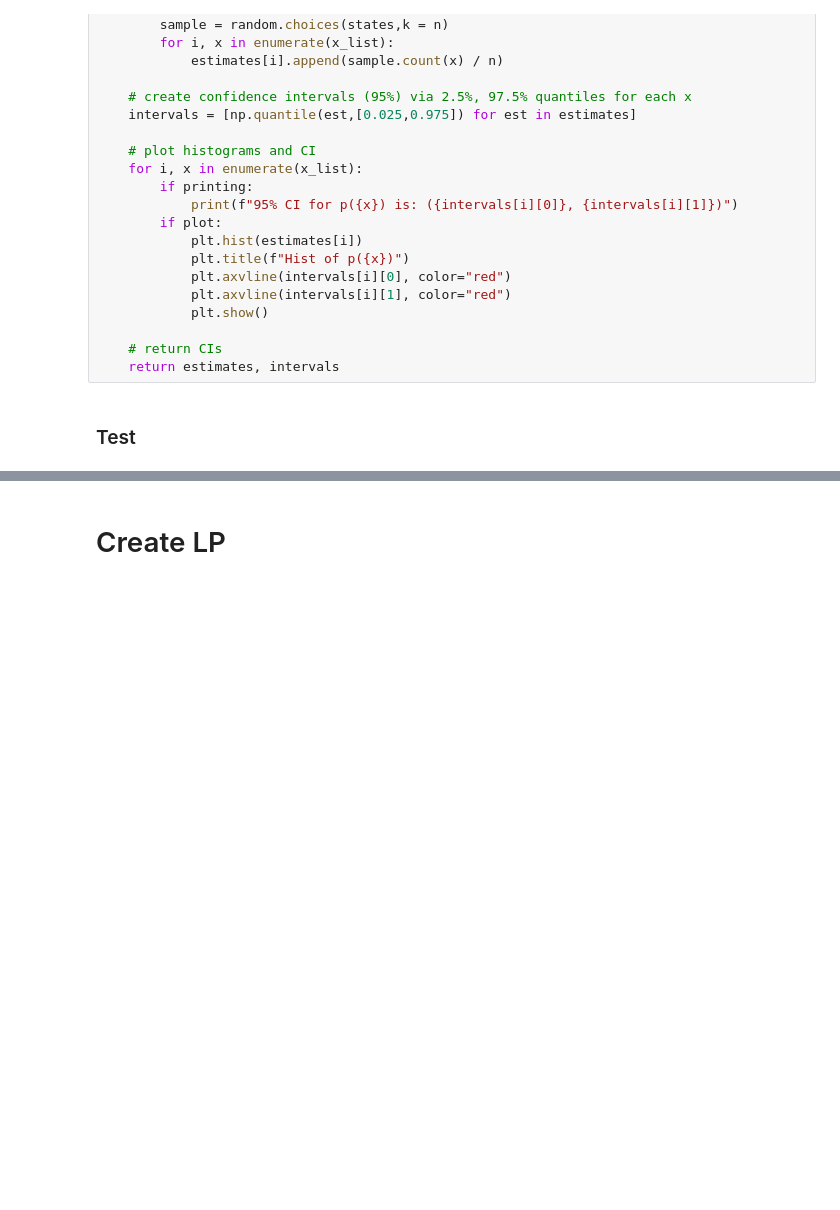
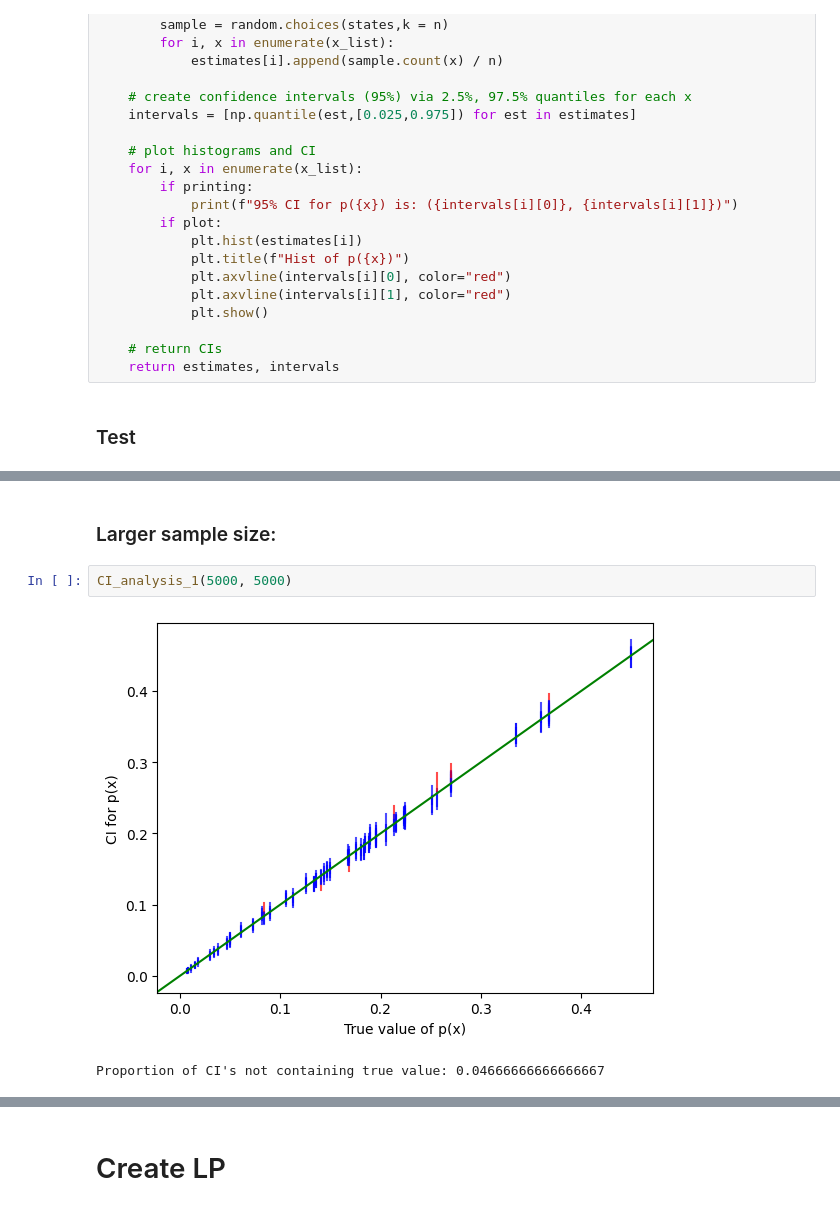
Before and after one commit to willjgh/M4R, a Jupyter notebook: birth_death_reaction.ipynb, the cells around one changed output, grey strips where cells are left out. Cells and saved outputs as stored; diff of their text form; blank space fills up the shorter version.

```diff
--- a/birth_death_reaction.ipynb
+++ b/birth_death_reaction.ipynb
@@ -126,0 +169,7 @@ We find CI's for the first 10 states for a range of parameter values, plotting C
+# %% [markdown]
+### Larger sample size:
+# %%
+CI_analysis_1(5000, 5000)
+# %% [output]
+[figure, added]
+Proportion of CI's not containing true value: 0.04666666666666667
```
Also changed, not shown: parts of 26 cells of this notebook.
